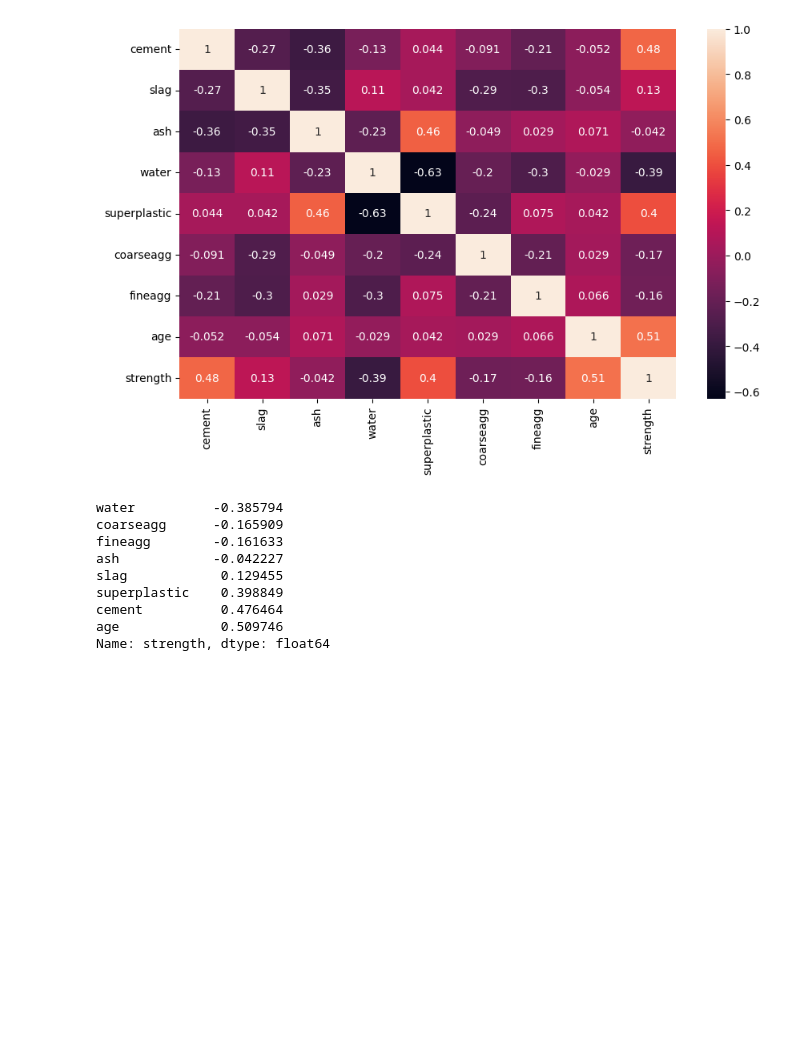
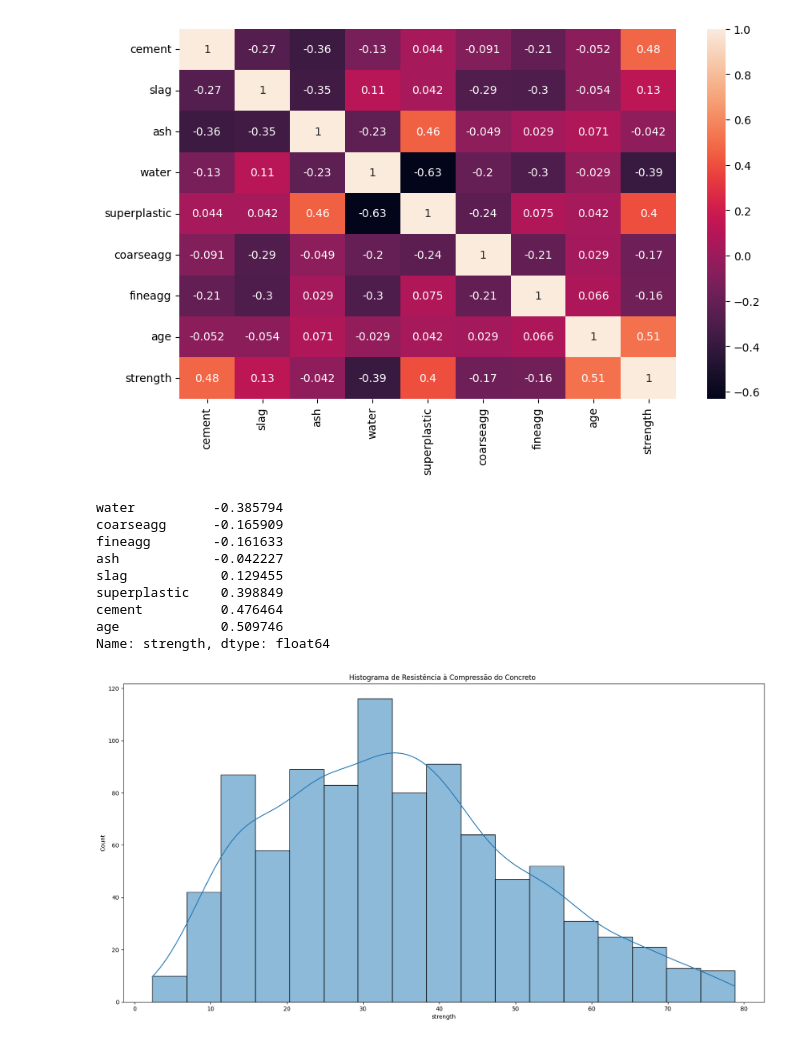
Before and after one commit to tataap/Projeto_Aplicado_XPE, a Jupyter notebook: PA_test.ipynb, the cells around one changed output. Drawn from its saved outputs; the diff is of its cells as text; code cells hidden in the pictures; blank space fills up the shorter version.

```diff
--- a/PA_test.ipynb
+++ b/PA_test.ipynb
@@ -301,3 +301,9 @@ superplastic    0.398849
 cement          0.476464
 age             0.509746
 Name: strength, dtype: float64
+# %%
+plt.figure(figsize=(20,10))
+plt.title('Histograma de Resistência à Compressão do Concreto ')
+sns.histplot(data=concrete,x='strength', kde=True);
+# %% [output]
+[figure, added]
```
